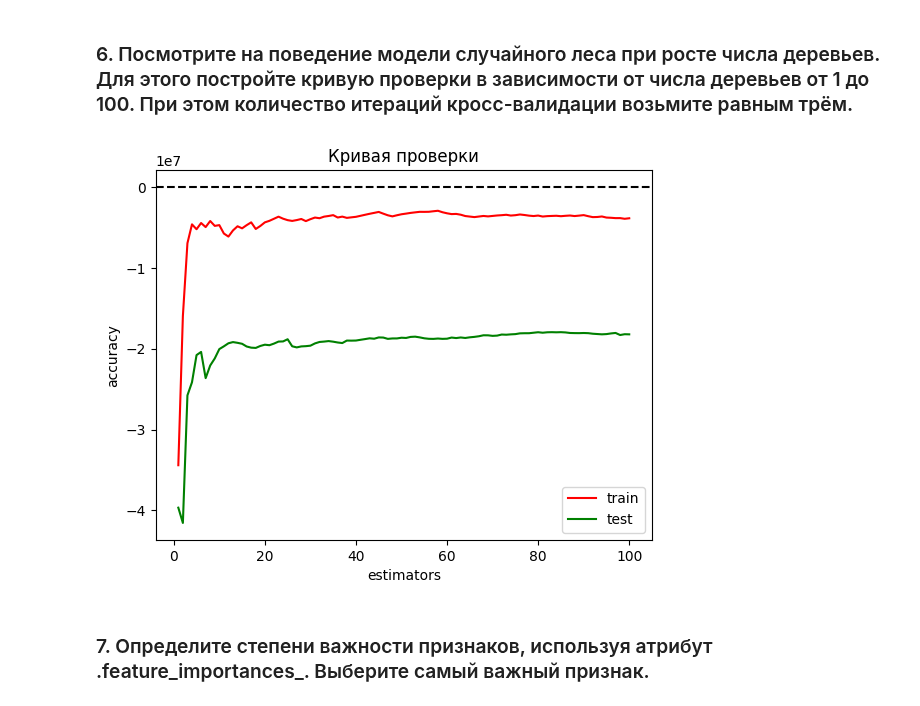
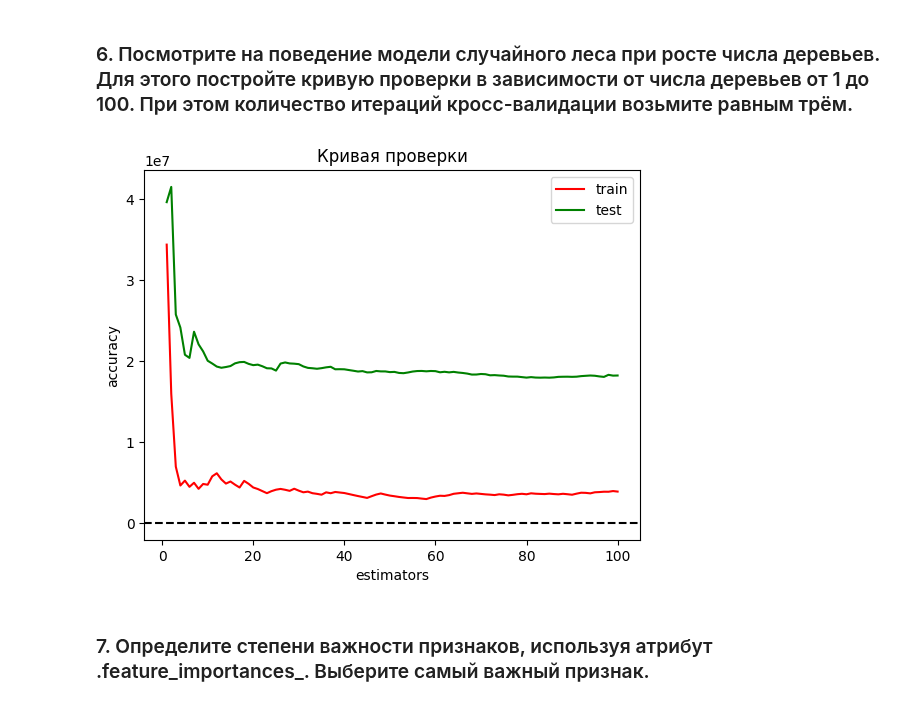
Before and after one commit to AknasMacefg/ITiABD, a Jupyter notebook: Python/2 курс/6_random_forest.ipynb, the cells around one changed output. Drawn from its saved outputs; the diff is of its cells as text; code cells hidden in the pictures.

```diff
--- a/Python/2 курс/6_random_forest.ipynb
+++ b/Python/2 курс/6_random_forest.ipynb
@@ -362,16 +359,16 @@ estimators = np.arange(1, 101)
 train_scores, test_scores = validation_curve(RandomForestRegressor(random_state=42), X_train, y_train, param_name='n_estimators',
                                              param_range=estimators, cv=3, scoring='neg_mean_squared_error', n_jobs=-1)
 # %%
-plt.plot(estimators, train_scores.mean(axis=1), label='train', color = 'red')
-plt.plot(estimators, test_scores.mean(axis=1), label='test', color = 'green')
+plt.plot(estimators, -train_scores.mean(axis=1), label='train', color = 'red')
+plt.plot(estimators, -test_scores.mean(axis=1), label='test', color = 'green')
 plt.axhline(y = 1, color ='black', ls = 'dashed')
 plt.legend()
 plt.title("Кривая проверки")
 plt.xlabel("estimators")
 plt.ylabel("accuracy")
 plt.show()
 # %% [output]
-[figure, old version]
+[figure, new version]
 # %% [markdown]
  ### 7. Определите степени важности признаков, используя атрибут .feature_importances_. Выберите самый важный признак.
 # %%
```
Also changed, not shown: parts of 4 cells of this notebook, 1 other file.
